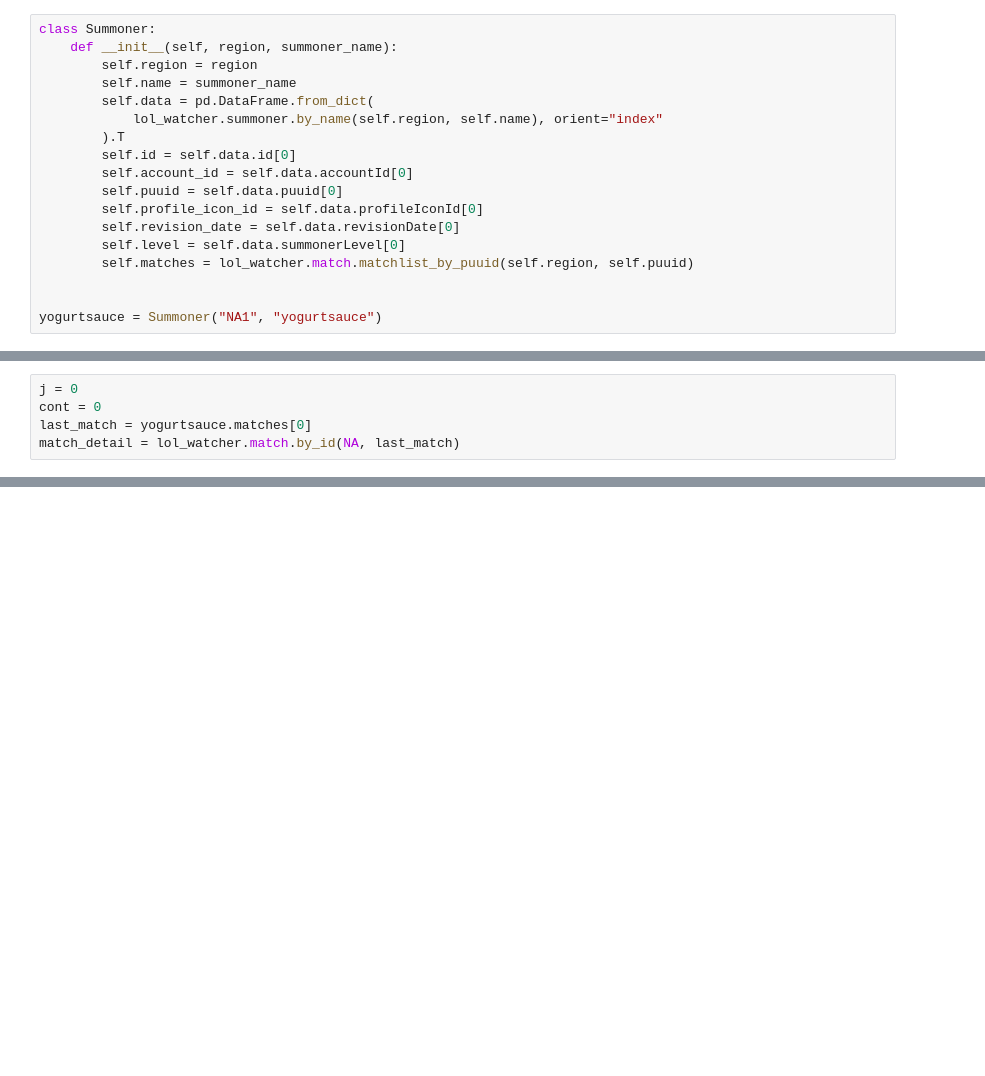
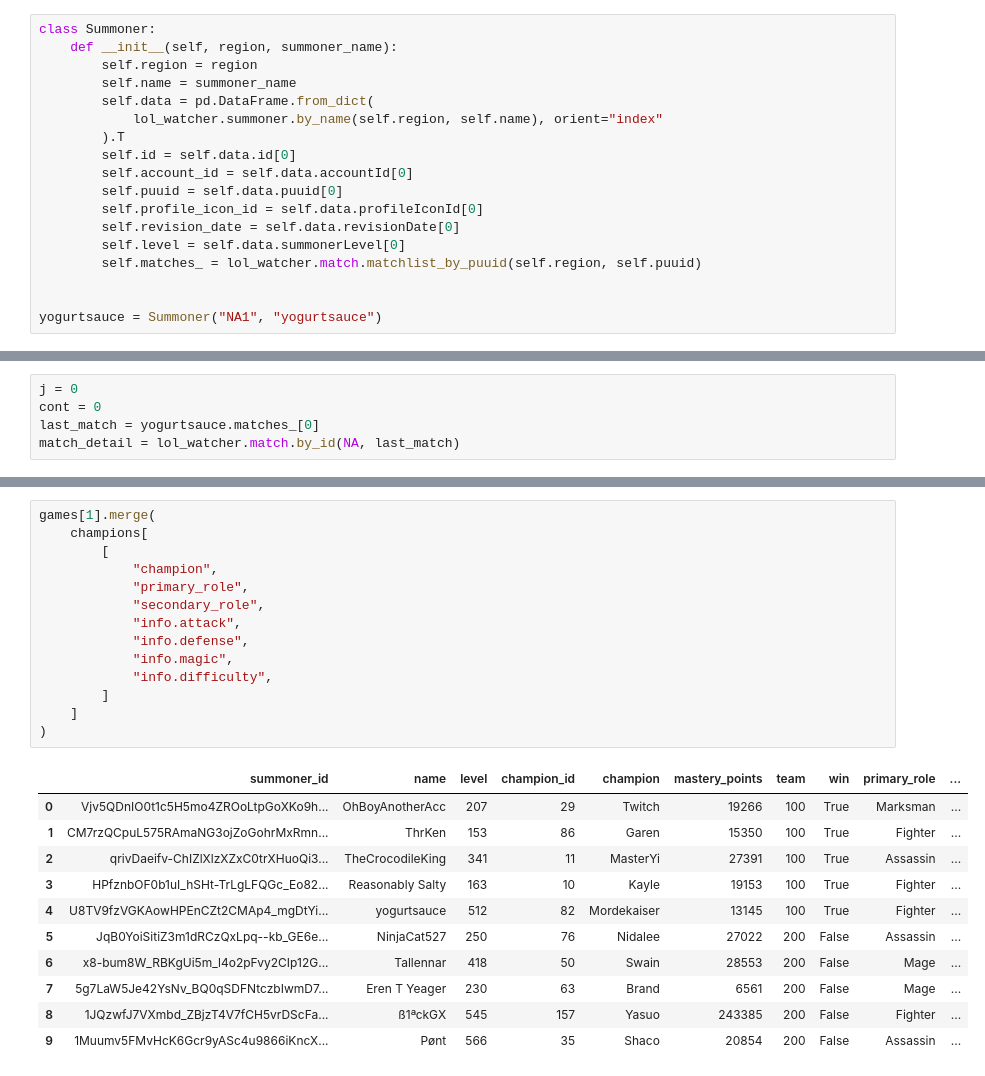
Before and after one commit to nicholasptran/league-information, a Jupyter notebook: notebooks/first_notebook.ipynb, the cells around one changed output, grey strips where cells are left out. Saved outputs shown, nothing was run; the diff lists cells and outputs as text; blank space fills up the shorter version.

```diff
--- a/notebooks/first_notebook.ipynb
+++ b/notebooks/first_notebook.ipynb
@@ -70,7 +69,7 @@ class Summoner:
         self.profile_icon_id = self.data.profileIconId[0]
         self.revision_date = self.data.revisionDate[0]
         self.level = self.data.summonerLevel[0]
-        self.matches = lol_watcher.match.matchlist_by_puuid(self.region, self.puuid)
+        self.matches_ = lol_watcher.match.matchlist_by_puuid(self.region, self.puuid)
 
 
 yogurtsauce = Summoner("NA1", "yogurtsauce")
@@ -77,5 +99,5 @@ yogurtsauce = Summoner("NA1", "yogurtsauce")
 # %%
 j = 0
 cont = 0
-last_match = yogurtsauce.matches[0]
+last_match = yogurtsauce.matches_[0]
 match_detail = lol_watcher.match.by_id(NA, last_match)
@@ -149,0 +216,26 @@ games[0]
+# %%
+games[1].merge(
+    champions[
+        [
+            "champion",
+            "primary_role",
+            "secondary_role",
+            "info.attack",
+            "info.defense",
+            "info.magic",
+            "info.difficulty",
+        ]
+    ]
+)
+# %% [output]
+|  | summoner_id | name | level | champion_id | champion | mastery_points | team | win | primary_role | ... |
+| 0 | Vjv5QDnIO0t1c5H5mo4ZROoLtpGoXKo9h... | OhBoyAnotherAcc | 207 | 29 | Twitch | 19266 | 100 | True | Marksman | ... |
+| 1 | CM7rzQCpuL575RAmaNG3ojZoGohrMxRmn... | ThrKen | 153 | 86 | Garen | 15350 | 100 | True | Fighter | ... |
+| 2 | qrivDaeifv-ChIZlXlzXZxC0trXHuoQi3... | TheCrocodileKing | 341 | 11 | MasterYi | 27391 | 100 | True | Assassin | ... |
+| 3 | HPfznbOF0b1uI_hSHt-TrLgLFQGc_Eo82... | Reasonably Salty | 163 | 10 | Kayle | 19153 | 100 | True | Fighter | ... |
+| 4 | U8TV9fzVGKAowHPEnCZt2CMAp4_mgDtYi... | yogurtsauce | 512 | 82 | Mordekaiser | 13145 | 100 | True | Fighter | ... |
+| 5 | JqB0YoiSitiZ3m1dRCzQxLpq--kb_GE6e... | NinjaCat527 | 250 | 76 | Nidalee | 27022 | 200 | False | Assassin | ... |
+| 6 | x8-bum8W_RBKgUi5m_l4o2pFvy2CIp12G... | Tallennar | 418 | 50 | Swain | 28553 | 200 | False | Mage | ... |
+| 7 | 5g7LaW5Je42YsNv_BQ0qSDFNtczbIwmD7... | Eren T Yeager | 230 | 63 | Brand | 6561 | 200 | False | Mage | ... |
+| 8 | 1JQzwfJ7VXmbd_ZBjzT4V7fCH5vrDScFa... | ß1ªckGX | 545 | 157 | Yasuo | 243385 | 200 | False | Fighter | ... |
+| 9 | 1Muumv5FMvHcK6Gcr9yASc4u9866iKncX... | Pønt | 566 | 35 | Shaco | 20854 | 200 | False | Assassin | ... |
```
Also changed, not shown: parts of 12 cells of this notebook, 1 other file.
